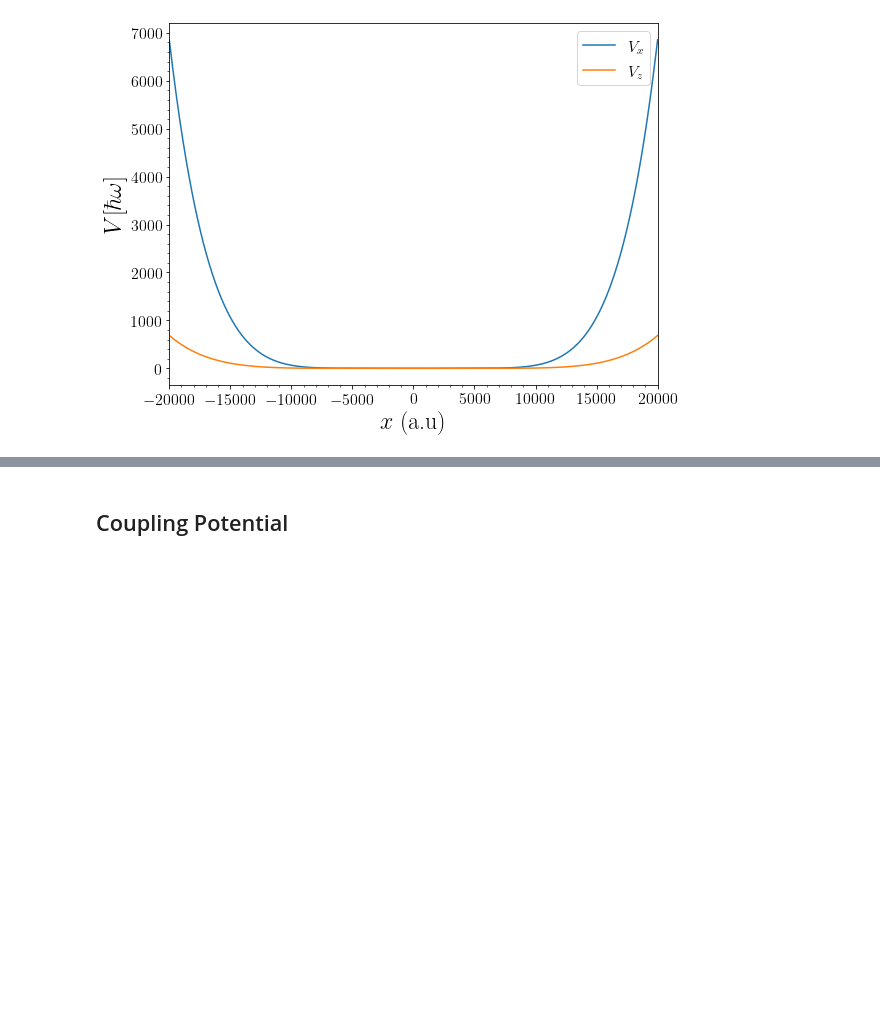
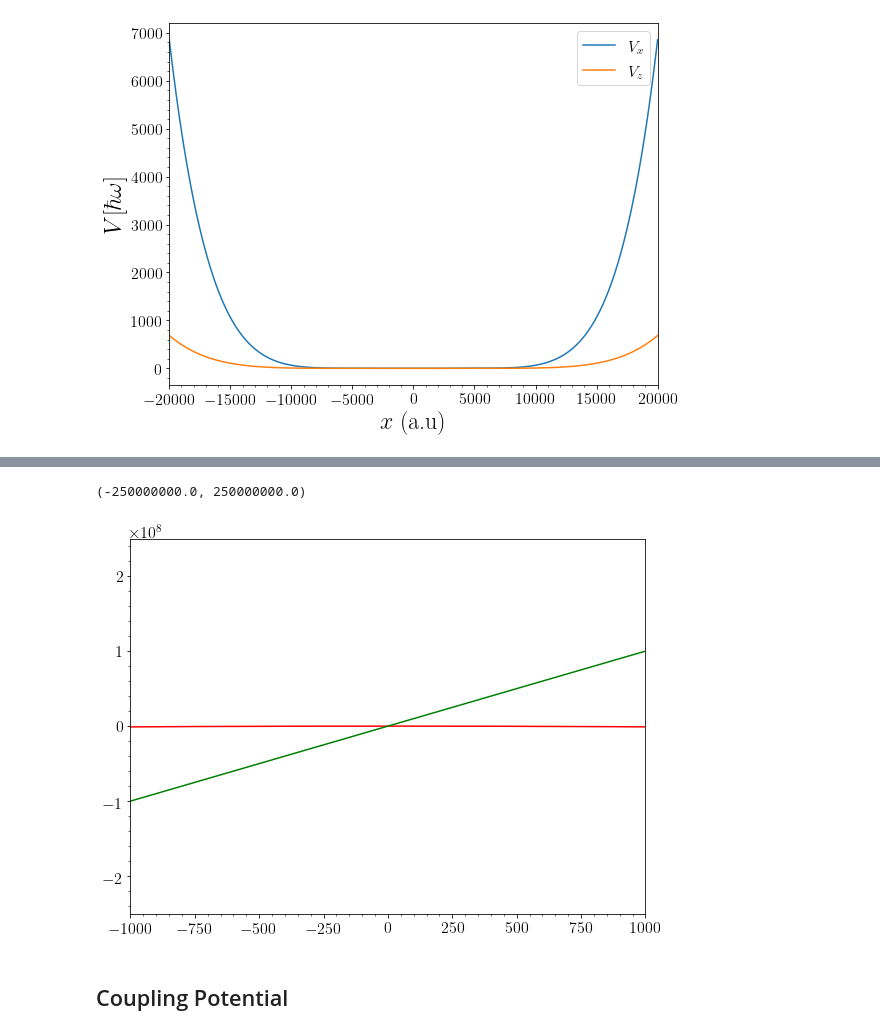
Before and after one commit to TsspGit/Ultracold_Atoms_src, a Jupyter notebook: Optical_Trap.ipynb, the cells around one changed output, grey strips where cells are left out. Cells and saved outputs as stored; diff of their text form; code cells hidden in the pictures; blank space fills up the shorter version.

```diff
--- a/Optical_Trap.ipynb
+++ b/Optical_Trap.ipynb
@@ -91,3 +133,20 @@ plt.savefig('General_figures/Potential2d.png', dpi=200)
+# %%
+fig, ax = plt.subplots(figsize=(8,6))
+ax.plot(x, -x**2, 'r')
+ax.plot(x, 1+100000*x, 'g')
+#plt.text(-1000, 50, '$\Omega$', fontsize=32)
+#plt.text(13000, 30, '$\partial \Omega$', fontsize=32)
+ax.xaxis.set_minor_locator(AutoMinorLocator())
+ax.yaxis.set_minor_locator(AutoMinorLocator())
+plt.tight_layout()
+#plt.xticks(())
+#plt.yticks(())
+plt.xlim(-1000, 1000)
+plt.ylim(-0.25e9, 0.25e9)
+#plt.savefig('General_figures/Boundary_Harm.png', dpi=200)
+# %% [output]
+(-250000000.0, 250000000.0)
+[figure, added]
 # %% [markdown]
 ## Coupling Potential
 # %%
```
Also changed, not shown: parts of 3 cells of this notebook, 15 other files.
